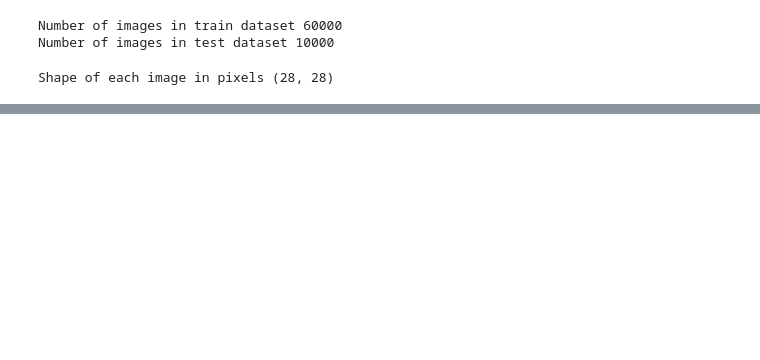
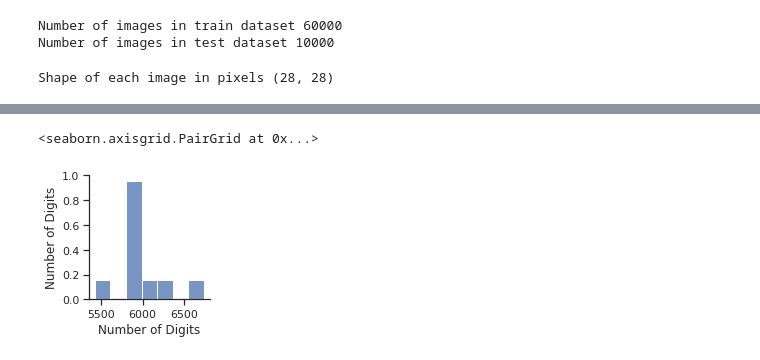
Before and after one commit to Data-Science-Community-SRM/Hand-Written-Digit-Classification-Recognition, a Jupyter notebook: P1_DSC.ipynb, the cells around one changed output, grey strips where cells are left out. Cells and saved outputs as stored; diff of their text form; code cells hidden in the pictures; blank space fills up the shorter version.

```diff
--- a/P1_DSC.ipynb
+++ b/P1_DSC.ipynb
@@ -55,0 +100,6 @@ plt.show()
+# %%
+sns.set(style="ticks",color_codes=True,)
+sns.pairplot(df_new)
+# %% [output]
+<seaborn.axisgrid.PairGrid at 0x...>
+[figure, added]
```
Also changed, not shown: parts of 19 cells of this notebook.
